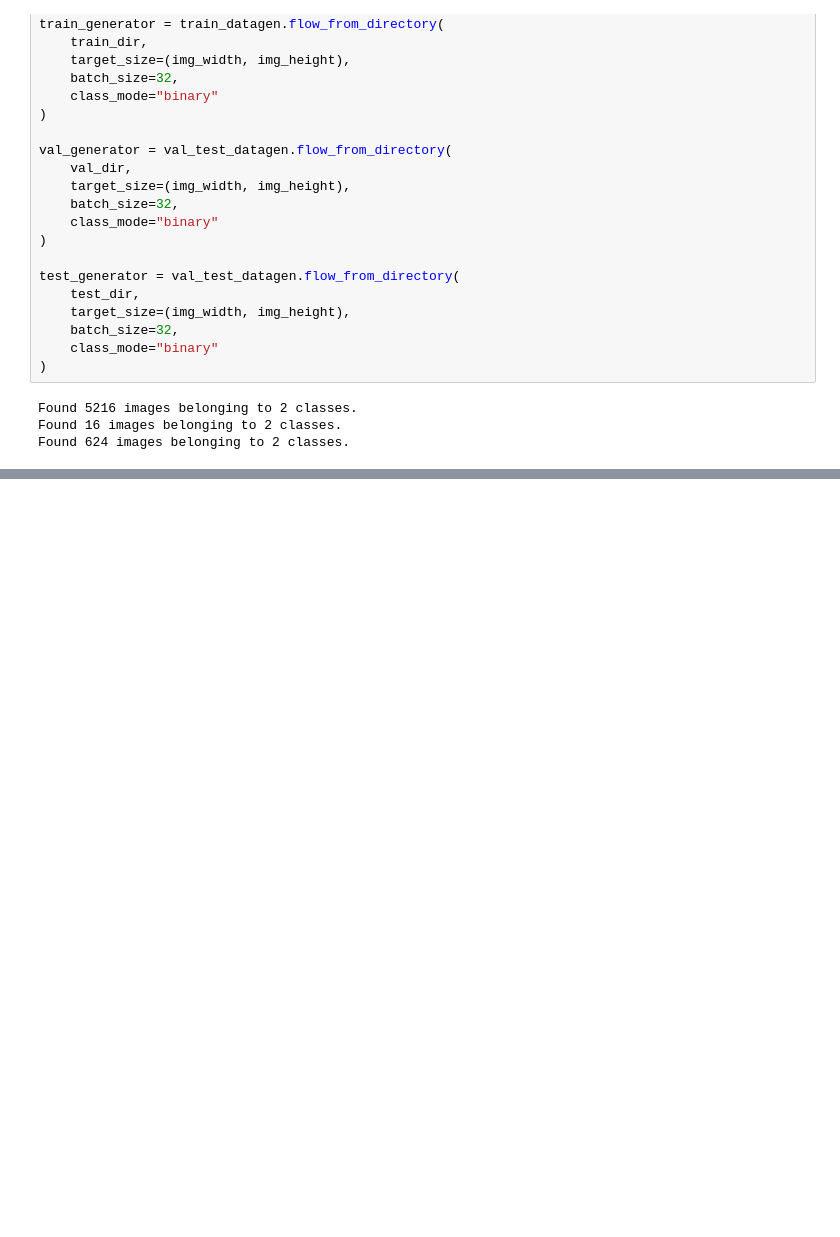
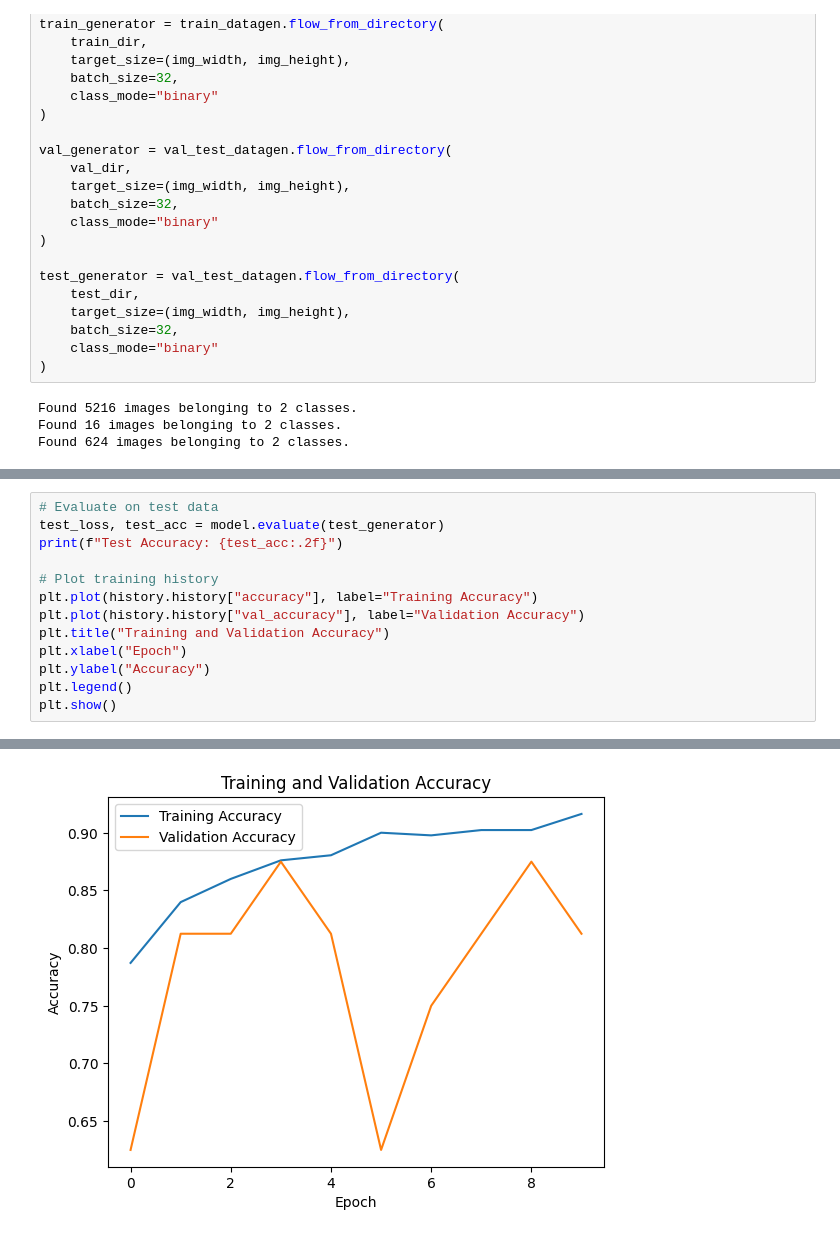
Before and after one commit to sakuna47/Chest-X-ray-Images-Pneumonia-, a Jupyter notebook: XRayBackend.ipynb, the cells around one changed output, grey strips where cells are left out. Saved outputs shown, nothing was run; the diff lists cells and outputs as text; blank space fills up the shorter version.

Commit message:
plotting

```diff
--- a/XRayBackend.ipynb
+++ b/XRayBackend.ipynb
@@ -211,0 +212,14 @@ Epoch 10/10
+# %%
+# Evaluate on test data
+test_loss, test_acc = model.evaluate(test_generator)
+print(f"Test Accuracy: {test_acc:.2f}")
+
+# Plot training history
+plt.plot(history.history["accuracy"], label="Training Accuracy")
+plt.plot(history.history["val_accuracy"], label="Validation Accuracy")
+plt.title("Training and Validation Accuracy")
+plt.xlabel("Epoch")
+plt.ylabel("Accuracy")
+plt.legend()
+plt.show()
+# %% [output]
@@ -211,0 +228 @@ Epoch 10/10
+[figure, added]
```
Also changed, not shown: parts of 2 cells of this notebook.
